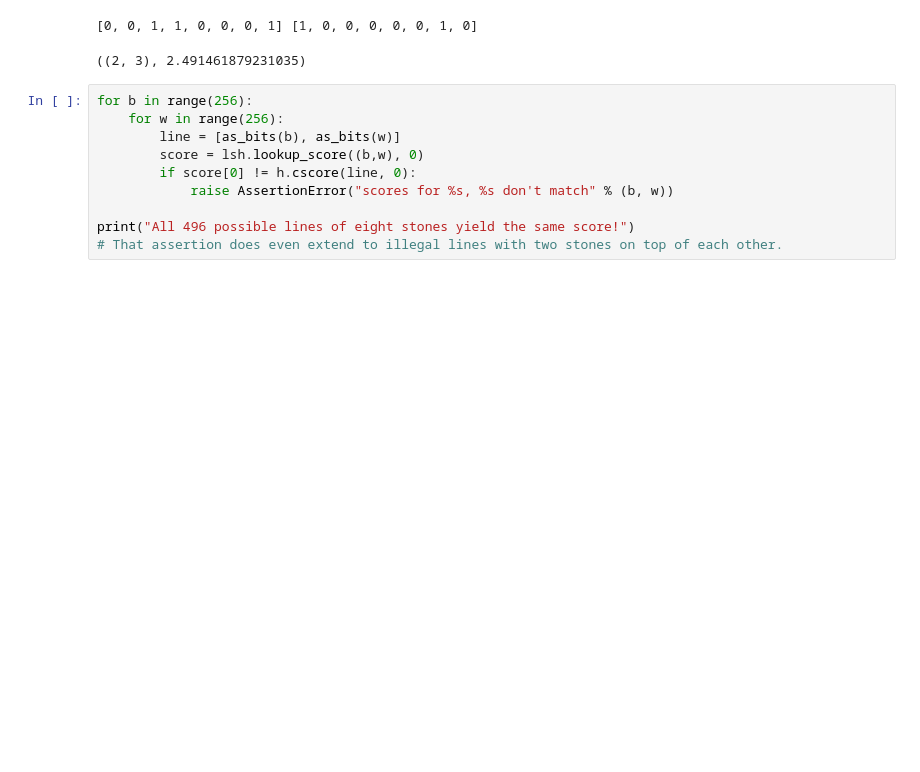
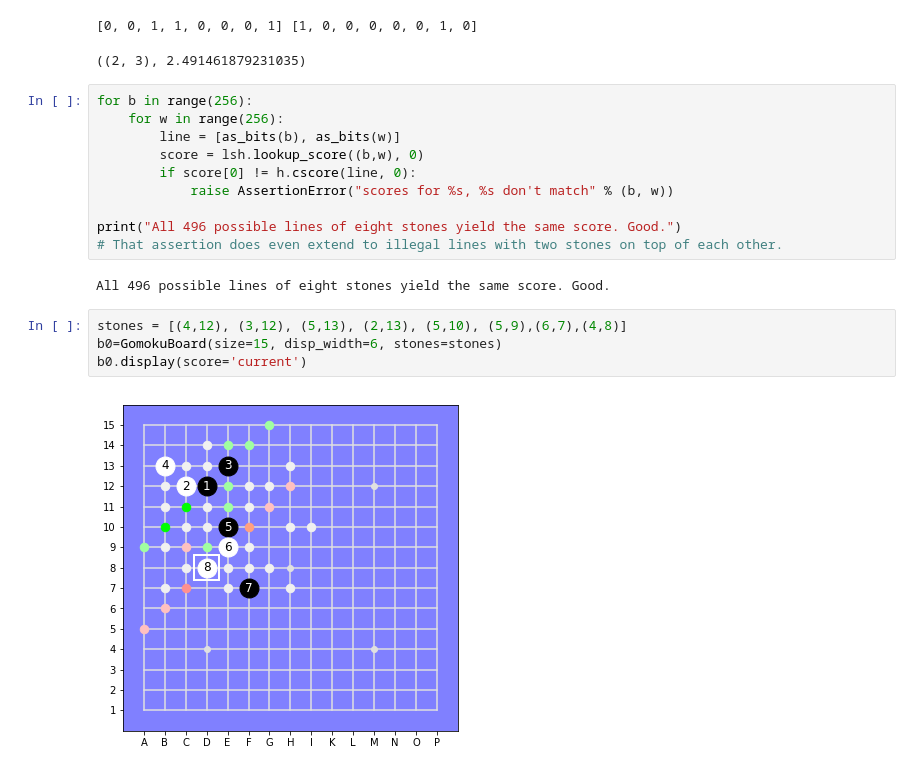
Before and after one commit to Project-Ellie/tutorials, a Jupyter notebook: other_stuff/DeepGomoku/Performance.ipynb, the cells around one changed output. Drawn from its saved outputs; the diff is of its cells as text; blank space fills up the shorter version.

```diff
--- a/other_stuff/DeepGomoku/Performance.ipynb
+++ b/other_stuff/DeepGomoku/Performance.ipynb
@@ -541,5 +164,13 @@ for b in range(256):
         if score[0] != h.cscore(line, 0):
             raise AssertionError("scores for %s, %s don't match" % (b, w))
 
-print("All 496 possible lines of eight stones yield the same score!")
+print("All 496 possible lines of eight stones yield the same score. Good.")
 # That assertion does even extend to illegal lines with two stones on top of each other.
+# %% [output]
+All 496 possible lines of eight stones yield the same score. Good.
+# %%
+stones = [(4,12), (3,12), (5,13), (2,13), (5,10), (5,9),(6,7),(4,8)]
+b0=GomokuBoard(size=15, disp_width=6, stones=stones)
+b0.display(score='current')
+# %% [output]
+[figure, added]
```
Also changed, not shown: parts of 63 cells of this notebook, 11 other files.
